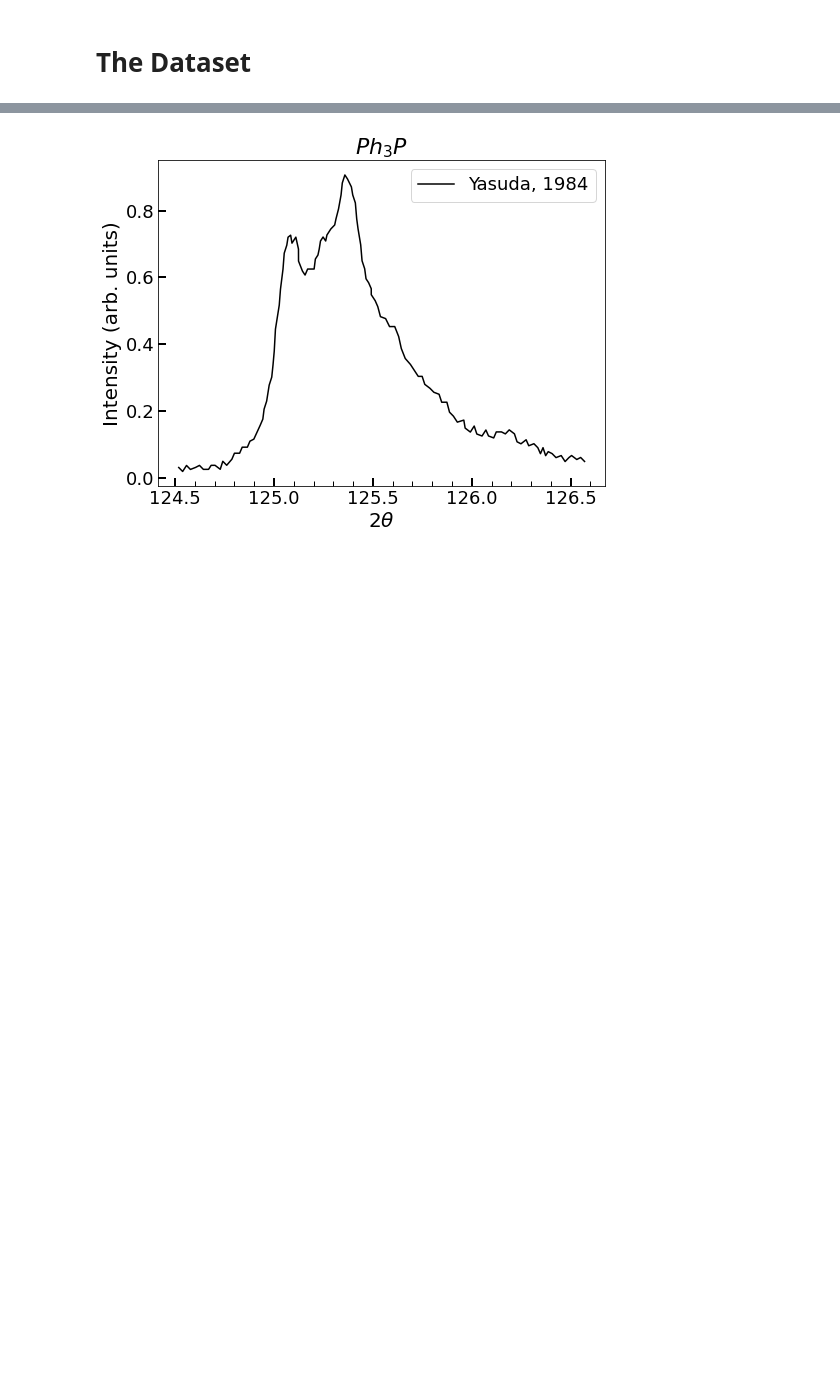
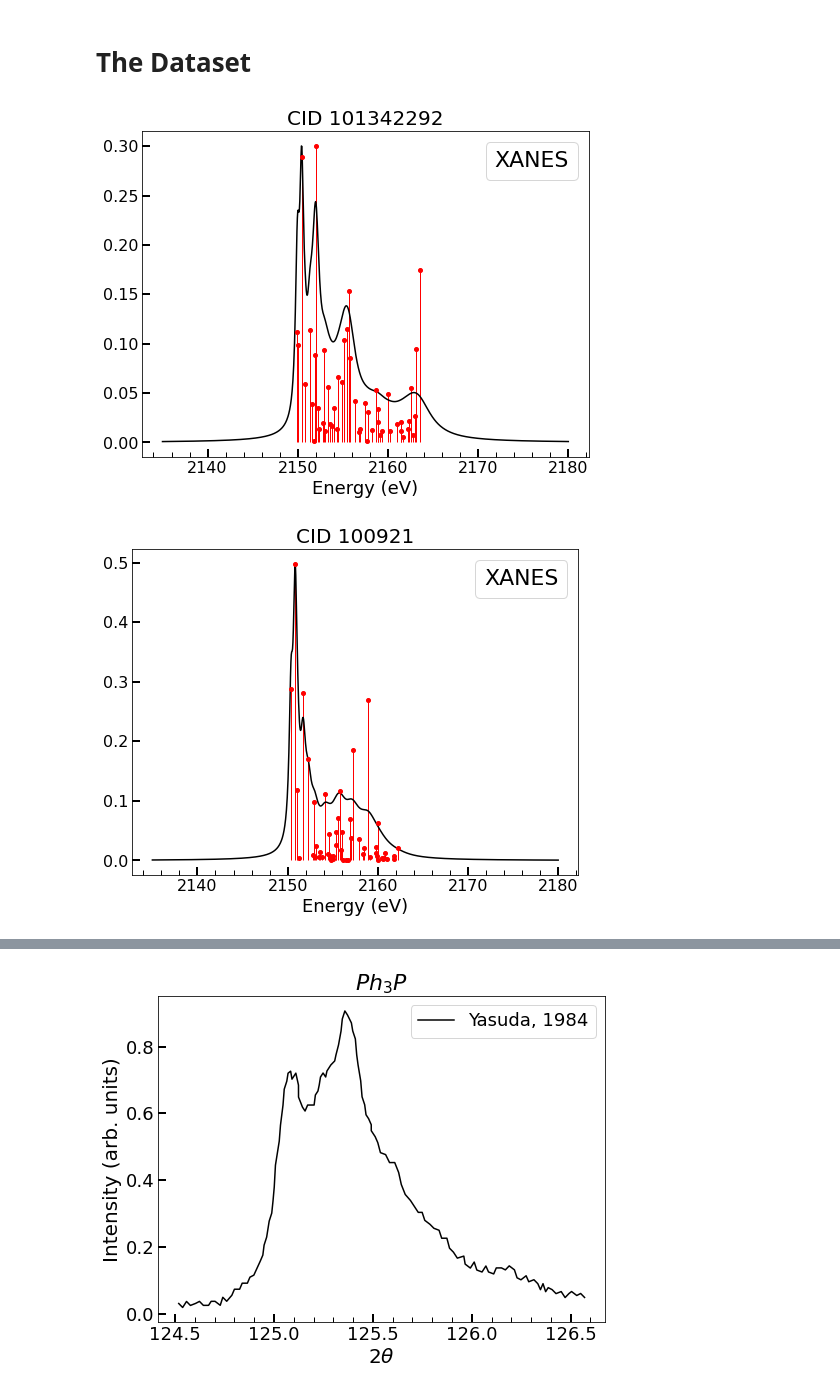
Before and after one commit to Seidler-Lab/Phosphorus-ML-Project, a Jupyter notebook: Data_Analysis.ipynb, the cells around one changed output, grey strips where cells are left out. Cells and saved outputs as stored; diff of their text form; code cells hidden in the pictures; blank space fills up the shorter version.

```diff
--- a/Data_Analysis.ipynb
+++ b/Data_Analysis.ipynb
@@ -114,12 +93,17 @@ def esnip(trans, spectra, mode='xes', emin=0):
 
     return x, y
 # %%
-exp_cids = [7540, 31215, 204482, 7881, 6535, 13138, 75806]
+exp_cids = [7540, 31215, 204482, 7881, 6535, 75806] # rip 13138
+exp_cids = [31215, 204482, 7881, 6535]
+exp_cids = [101342292, 100921]
 for cid in exp_cids:
     i = np.where(CIDS==cid)[0][0]
     trans = XANES_DATA[i]['Transitions']
     trans = esnip(trans, XANES[i], mode='xanes')
     u.plot_spectrum_and_trans([XANESenergy, XANES[i]], trans, f'{CIDS[i]}', label='XANES')
+# %% [output]
+[figure, added]
+[figure, added]
 # %%
 mycids = [11776, 13097, 8289]
 for cid in mycids:
```
Also changed, not shown: parts of 10 cells of this notebook, 9 other files.
